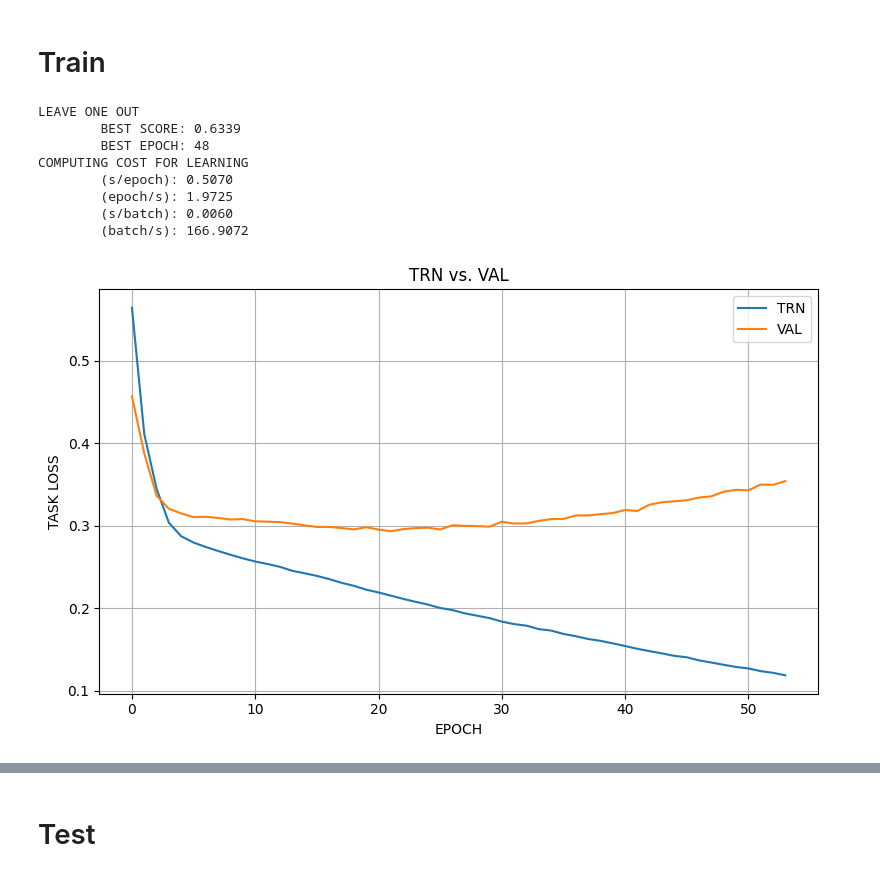
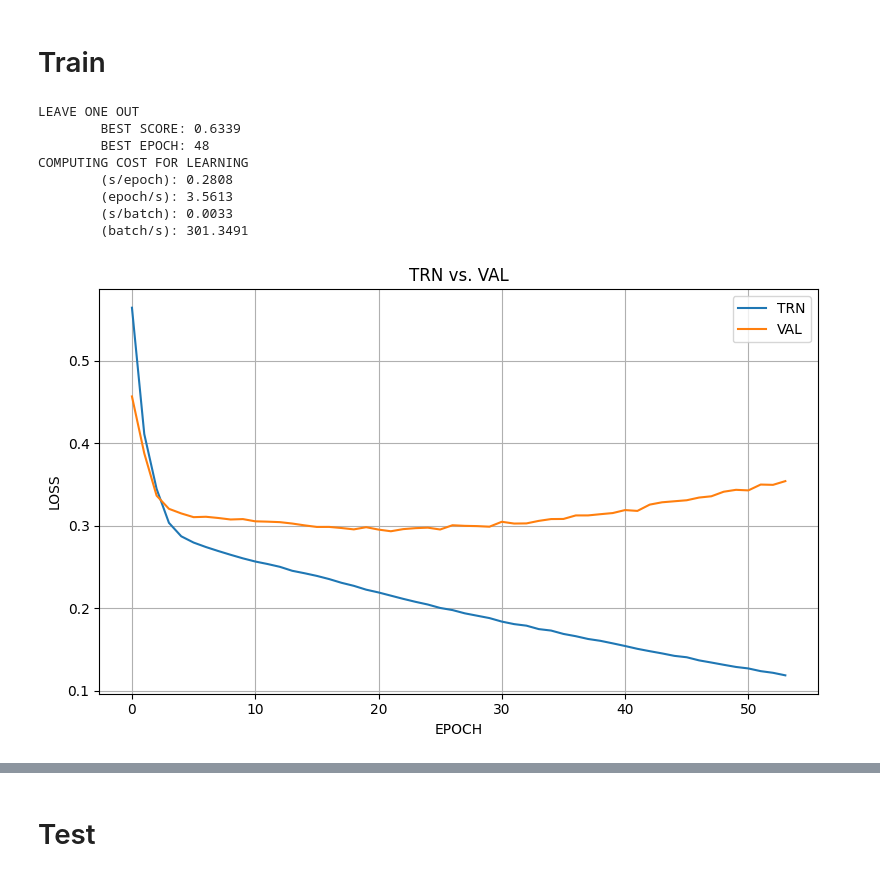
Before and after one commit to jayarnim/RS-DNCF, a Jupyter notebook: _notebooks/pointwise/DGMF_movielens.ipynb, the cells around one changed output, grey strips where cells are left out. Cells and saved outputs as stored; diff of their text form; code cells hidden in the pictures.

```diff
--- a/_notebooks/pointwise/DGMF_movielens.ipynb
+++ b/_notebooks/pointwise/DGMF_movielens.ipynb
@@ -178,18 +175,18 @@ else:
 # %%
 kwargs = dict(
     model=model,
-    task_fn_type=TASK_FN_TYPE,
+    loss_fn_type=LOSS_FN_TYPE,
     lr=LEARNING_RATE,
-    lambda_=LAMBDA_
+    weight_decay=WEIGHT_DECAY,
 )
 
-trainer = Trainer(**kwargs)
+trainer = CustomizedTrainer(**kwargs)
 # %%
 kwargs = dict(
     model=model,
+    patience=PATIENCE,
+    delta=DELTA,
     metric_fn_type=METRIC_FN_TYPE,
-    patience=PATIENCE,
-    min_delta=MIN_DELTA,
 )
 
 monitor = EarlyStoppingMonitor(**kwargs)
@@ -200,30 +197,30 @@ kwargs = dict(
     monitor=monitor,
 )
 
-loop = TrainingLoop(**kwargs)
+runner = Runner(**kwargs)
 # %% [markdown]
 # Train
 # %%
 kwargs = dict(
-    trn_loader=trn_loader,
-    val_loader=val_loader,
-    loo_loader=loo_loader,
+    trn_loader=loaders["trn"],
+    val_loader=loaders["val"],
+    loo_loader=loaders["loo"],
     n_epochs=N_EPOCHS,
     warm_up=WARM_UP,
     interval=INTERVAL,
 )
 
-history = loop.fit(**kwargs)
+history = runner.fit(**kwargs)
 # %% [output]
 LEAVE ONE OUT
         BEST SCORE: 0.6339
         BEST EPOCH: 48
 COMPUTING COST FOR LEARNING
-        (s/epoch): 0.5070
-        (epoch/s): 1.9725
-        (s/batch): 0.0060
-        (batch/s): 166.9072
+        (s/epoch): 0.2808
+        (epoch/s): 3.5613
+        (s/batch): 0.0033
+        (batch/s): 301.3491
 # %%
-UTILS.visualizer.loss_plot(history, 'TASK LOSS')
+UTILS.visualizer.loss_plot(history, 'LOSS')
 # %% [output]
-[figure, old version]
+[figure, new version]
```
Also changed, not shown: parts of 12 cells of this notebook, 42 other files.
